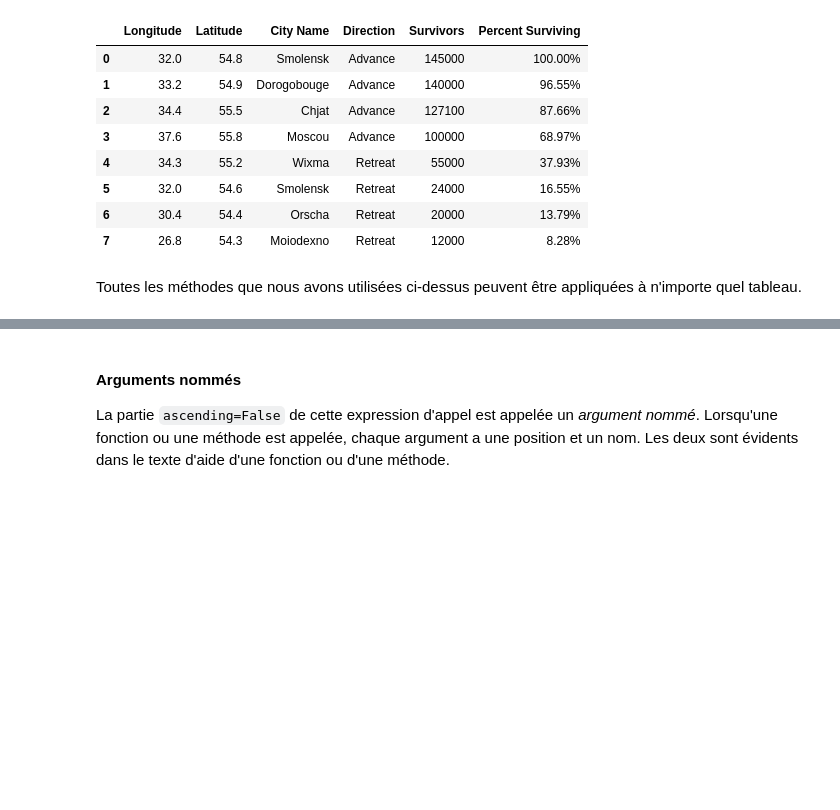
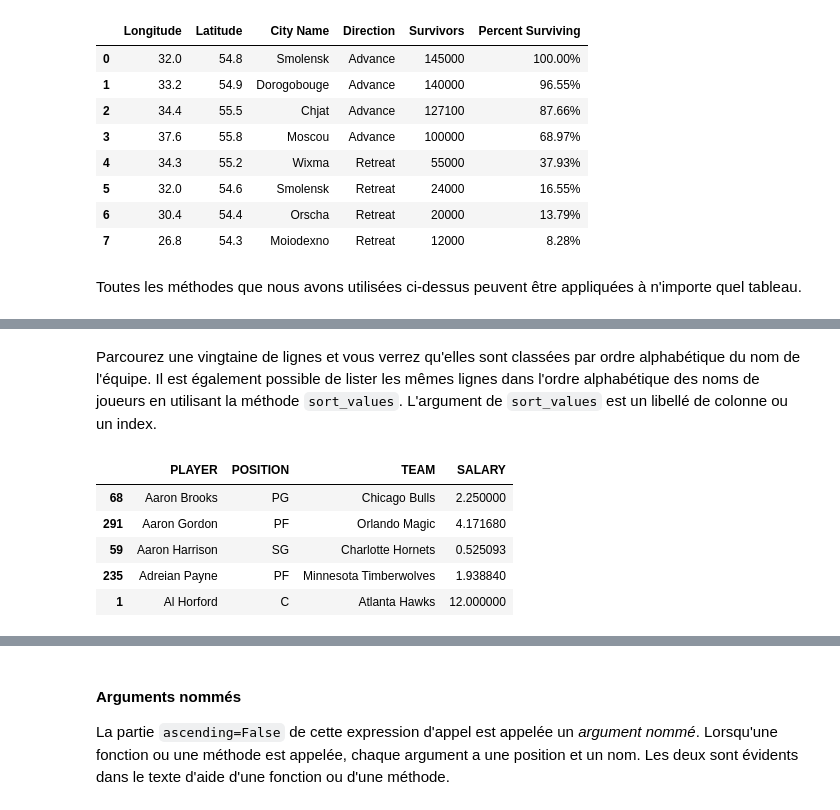
Before and after one commit to Thomas-Schatz/L1_Descartes_sciences_des_donnees, a Jupyter notebook: notes_de_cours/Séance1_CM.ipynb, the cells around one changed output, grey strips where cells are left out. Cells and saved outputs as stored; diff of their text form; code cells hidden in the pictures; blank space fills up the shorter version.

```diff
--- a/notes_de_cours/Séance1_CM.ipynb
+++ b/notes_de_cours/Séance1_CM.ipynb
@@ -884,3 +697,0 @@ Cela permet de classer toutes les lignes du tableau par ordre *croissant* de sal
-# %%
-nba = nba_salaries.rename(columns={"'15-'16 SALARY": 'SALARY'})
-nba.sort_values('SALARY')
@@ -924,0 +781,11 @@ Kobe Bryant, lors de sa dernière saison avec les Lakers, a été le mieux payé
+# %% [markdown]
+Parcourez une vingtaine de lignes et vous verrez qu'elles sont classées par ordre alphabétique du nom de l'équipe. Il est également possible de lister les mêmes lignes dans l'ordre alphabétique des noms de joueurs en utilisant la méthode `sort_values`. L'argument de `sort_values` est un libellé de colonne ou un index.
+# %%
+nba.sort_values('PLAYER').head()
+# %% [output]
+|  | PLAYER | POSITION | TEAM | SALARY |
+| 68 | Aaron Brooks | PG | Chicago Bulls | 2.250000 |
+| 291 | Aaron Gordon | PF | Orlando Magic | 4.171680 |
+| 59 | Aaron Harrison | SG | Charlotte Hornets | 0.525093 |
+| 235 | Adreian Payne | PF | Minnesota Timberwolves | 1.938840 |
+| 1 | Al Horford | C | Atlanta Hawks | 12.000000 |
```
Also changed, not shown: parts of 43 cells of this notebook.
